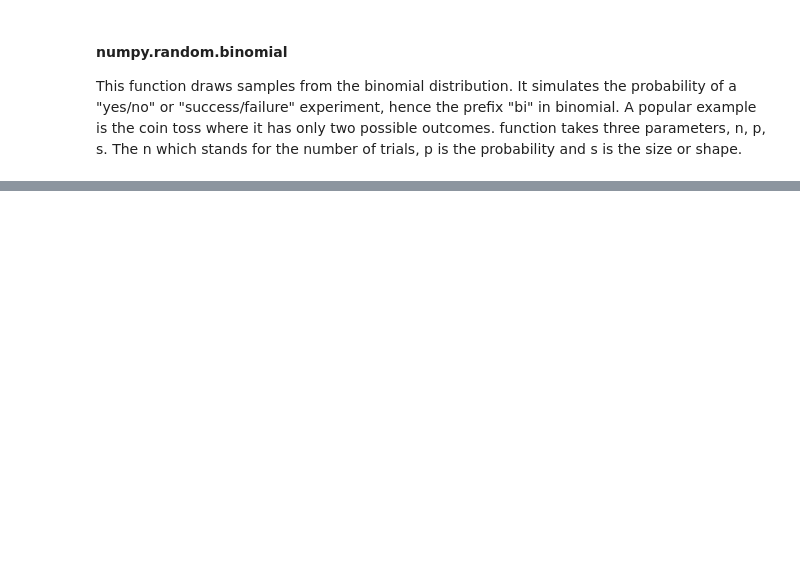
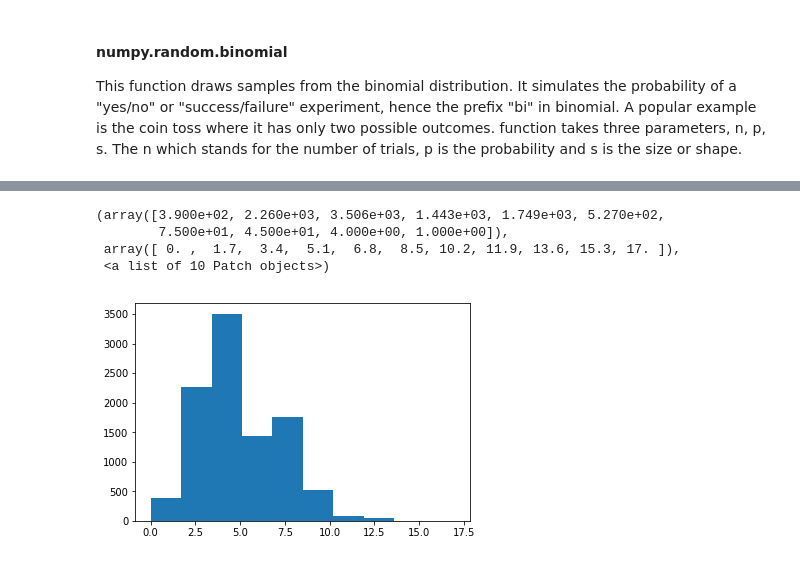
Before and after one commit to NurseQ/Programming-for-Data-Analytics, a Jupyter notebook: randomNumpy.ipynb, the cells around one changed output, grey strips where cells are left out. Saved outputs shown, nothing was run; the diff lists cells and outputs as text; code cells hidden in the pictures; blank space fills up the shorter version.

Commit message:
Explain numpy.random.poisson, including code example

```diff
--- a/randomNumpy.ipynb
+++ b/randomNumpy.ipynb
@@ -202,0 +211,11 @@ plt.hist(s)
+# %%
+
+m = np.random.poisson(5, 10000)
+m
+plt.hist(m)
+# %% [output]
+(array([3.900e+02, 2.260e+03, 3.506e+03, 1.443e+03, 1.749e+03, 5.270e+02,
+        7.500e+01, 4.500e+01, 4.000e+00, 1.000e+00]),
+ array([ 0. ,  1.7,  3.4,  5.1,  6.8,  8.5, 10.2, 11.9, 13.6, 15.3, 17. ]),
+ <a list of 10 Patch objects>)
+[figure, added]
```
Also changed, not shown: parts of 11 cells of this notebook.
